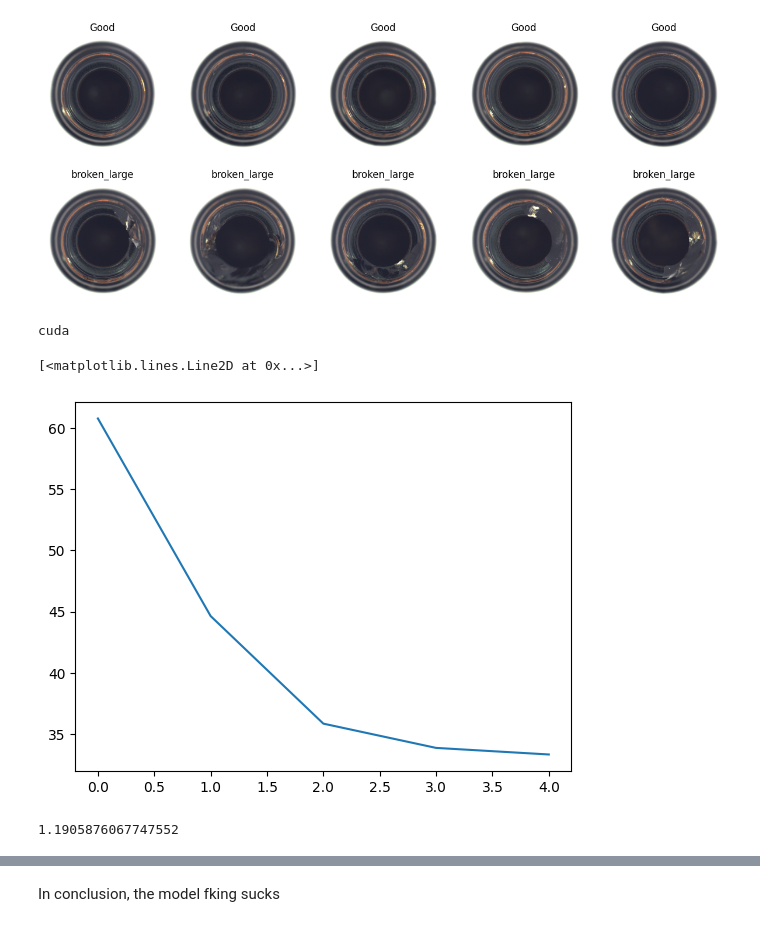
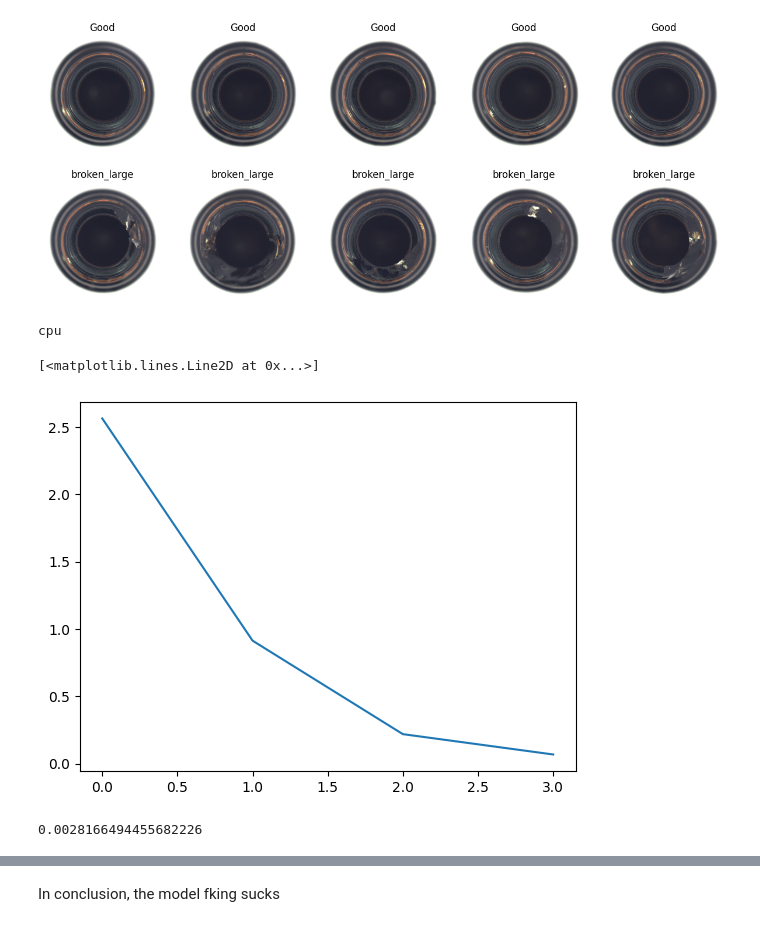
Before and after one commit to xZenshin/Anomaly-Detection, a Jupyter notebook: Anomaly_Detector_3000.ipynb, the cells around one changed output, grey strips where cells are left out. Cells and saved outputs as stored; diff of their text form; code cells hidden in the pictures.

```diff
--- a/Anomaly_Detector_3000.ipynb
+++ b/Anomaly_Detector_3000.ipynb
@@ -184,17 +184,17 @@ def train_autoencoder(model, train_loader, num_epochs, learning_rate=1e4, device
 # %%
 
 device = torch.device("cuda" if torch.cuda.is_available() else "cpu")
 print(device)
 LR = 0.01
 ae = AutoEncoder().to(device)
 optimizer = optim.Adam(ae.parameters(), lr=LR)
 
-losses = train_autoencoder(ae, train_loader, num_epochs=5, learning_rate=LR, device=device)
+losses = train_autoencoder(ae, train_loader, num_epochs=4, learning_rate=LR, device=device)
 plt.plot(losses)
 # %% [output]
-cuda
+cpu
 [<matplotlib.lines.Line2D at 0x...>]
-[figure, old version]
+[figure, new version]
 # %%
 def get_anomaly_value(model, test_loader, device='cuda'):
     model.eval()
@@ -228,10 +228,10 @@ def get_anomaly_value(model, test_loader, device='cuda'):
     seperator = (good_errors.sum() + anomaly_errors.sum()) / (good_count + anomaly_count)
     return seperator
 
-anomaly_threshold = get_anomaly_value(ae, test_loader)
+anomaly_threshold = get_anomaly_value(ae, test_loader, device='cpu')
 print(anomaly_threshold)
 # %% [output]
-1.1905876067747552
+0.0028166494455682226
 # %%
 def get_predictions(model, loader, threshold, device='cuda', return_all_images=False):
 
```
Also changed, not shown: parts of 5 cells of this notebook.
